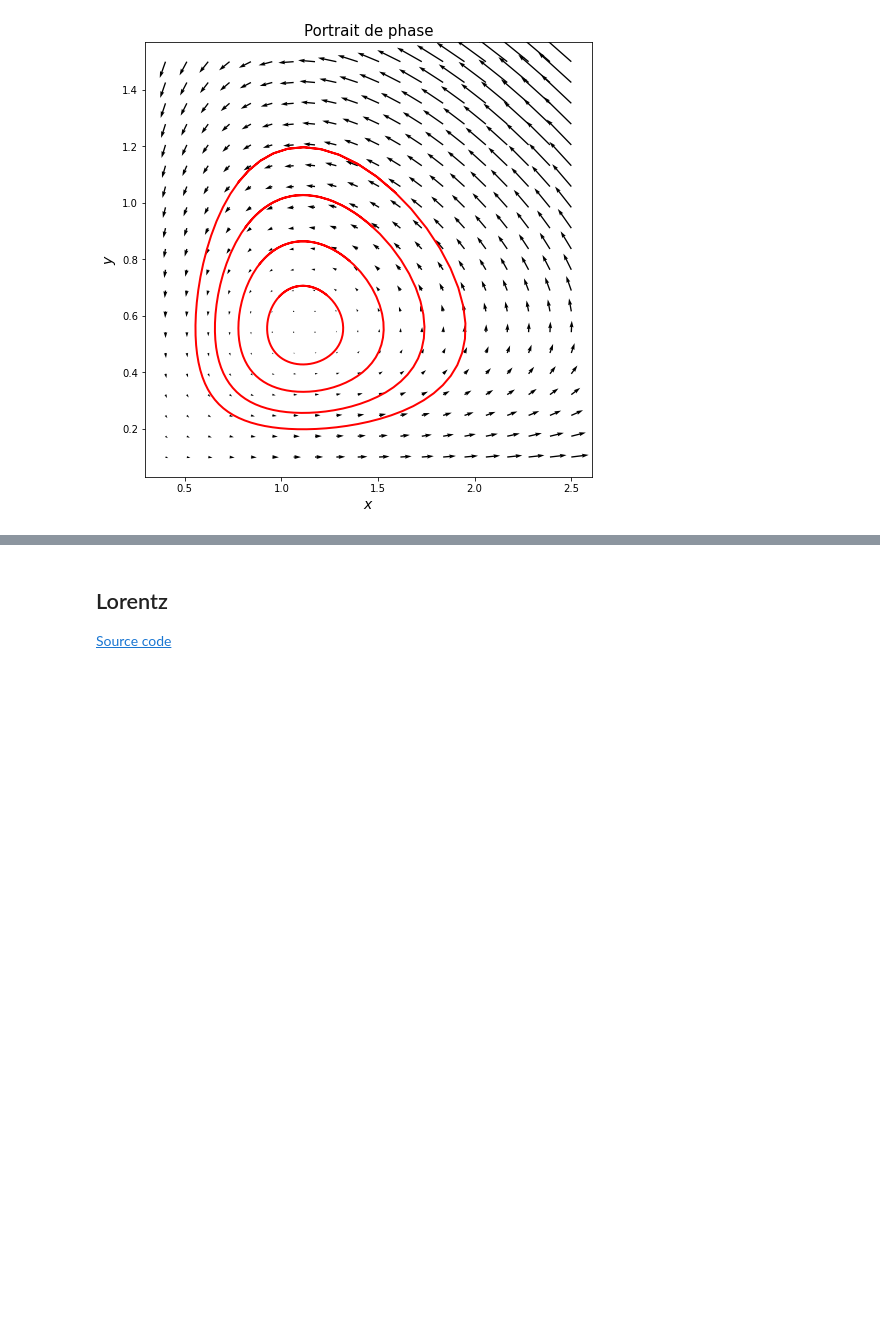
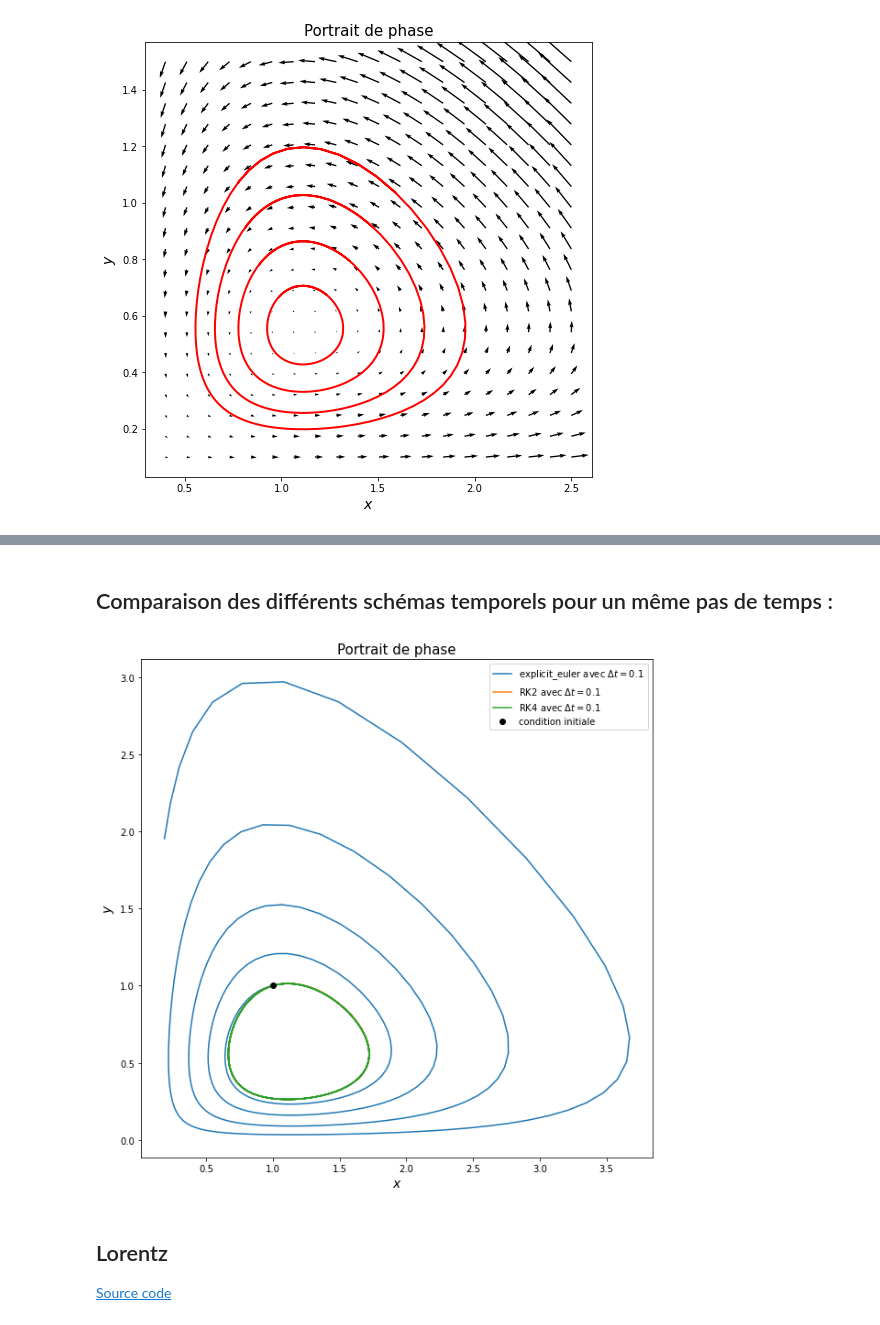
Before and after one commit to antoineperrot/cesi-maths, a Jupyter notebook: notebooks/2.systemes_dynamiques.ipynb, the cells around one changed output, grey strips where cells are left out. Saved outputs shown, nothing was run; the diff lists cells and outputs as text; code cells hidden in the pictures; blank space fills up the shorter version.

```diff
--- a/notebooks/2. Intégration Numérique.ipynb
+++ b/notebooks/2.systemes_dynamiques.ipynb
@@ -215,3 +256,25 @@ plt.quiver(X, Y, Z[0],Z[1]);
+# %% [markdown]
+## Comparaison des différents schémas temporels pour un même pas de temps :
+# %%
+trend_parameters={"a":2/3,'b':4/3,"c":1.2}
+schemes = ['explicit_euler', 'RK2', 'RK4']
+
+x0 = np.array([1,1])
+dt = 0.1
+plt.figure(figsize=(10,10))
+for scheme in schemes:
+    lv = LotkaVolterra(trend_parameters=trend_parameters,scheme_name=scheme)
+    times, saved_times = lv.time_window(30, dt)
+    traj = lv.forecast(x0, times, saved_times=saved_times)
+    traj_X = np.array(list(traj.values()))
+    plt.plot(traj_X[:,0], traj_X[:,1],label=f'{scheme} avec ' +fr'$\Delta t=${dt}')
+
+plt.scatter([1],[1],c='k',zorder=3,label='condition initiale')
+plt.legend();
+plt.title("Portrait de phase",fontsize=15)
+plt.xlabel(r"$x$", fontsize=14) ; plt.ylabel(r"$y$", fontsize=14);
+# %% [output]
+[figure, added]
 # %% [markdown]
 ## Lorentz
 
```
Also changed, not shown: parts of 5 cells of this notebook, 2 other files.
